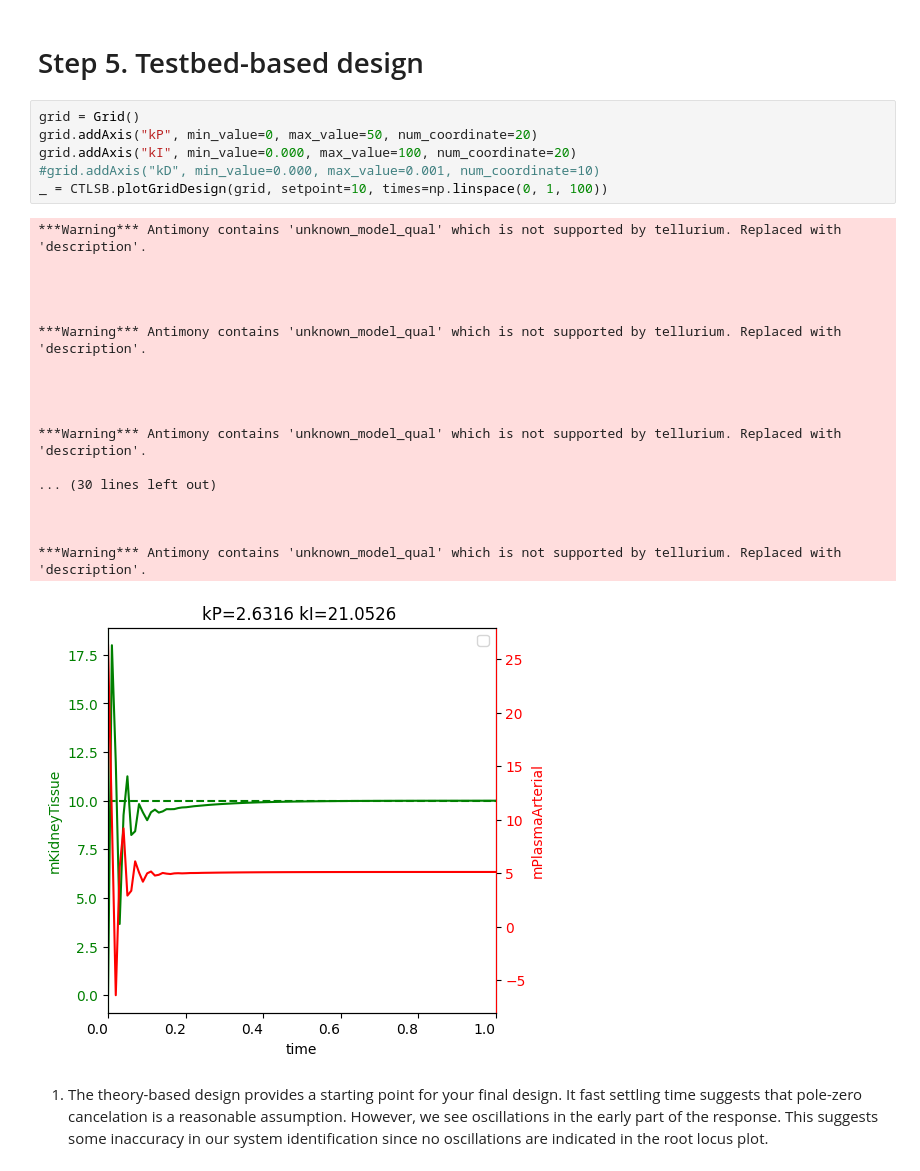
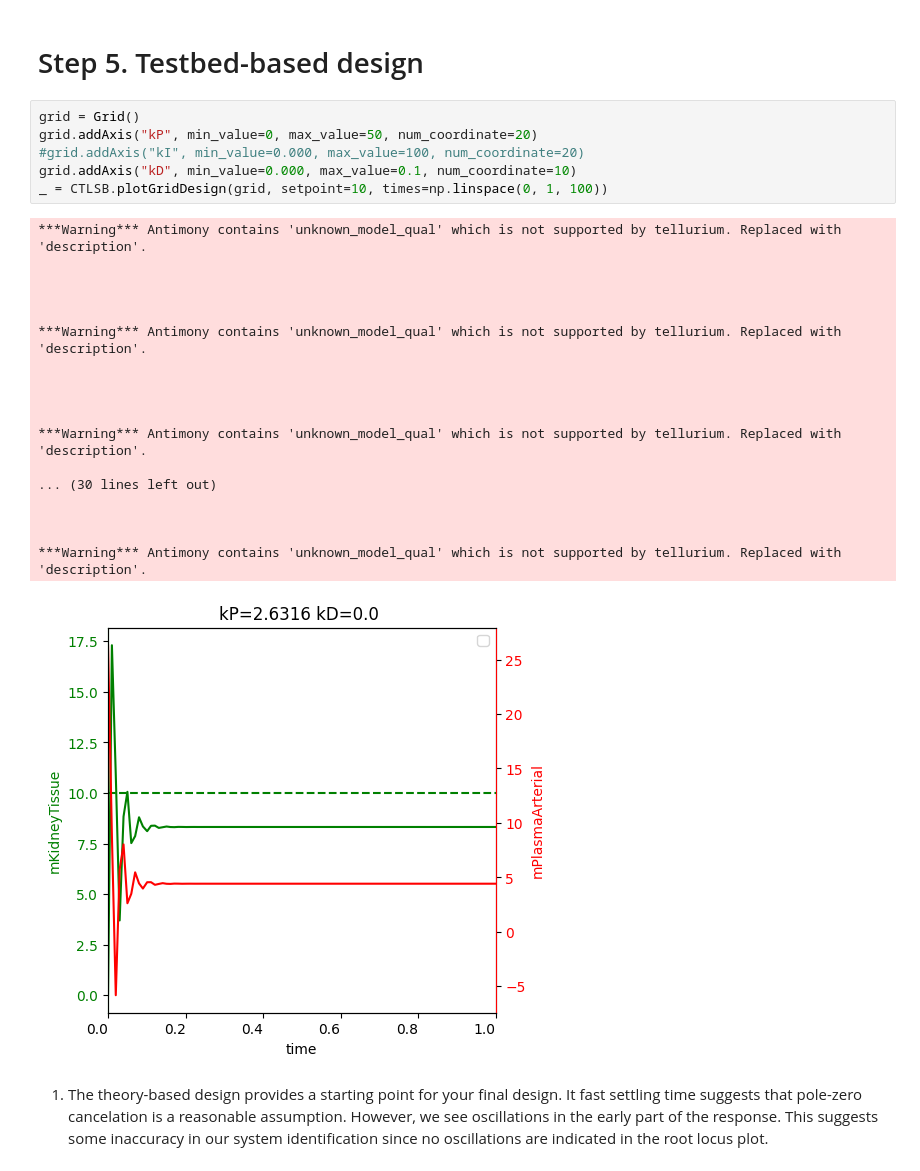
Before and after one commit to ModelEngineering/controlSBML, a Jupyter notebook: examples/control_metformin.ipynb, the cells around one changed output. Saved outputs shown, nothing was run; the diff lists cells and outputs as text.

```diff
--- a/examples/control_metformin.ipynb
+++ b/examples/control_metformin.ipynb
@@ -257,27 +277,27 @@ _ = plotRootLocusWithGains(REVISED_TRANSFER_FUNCTION*controller_tf, [0.1, 1, 10,
 # %%
 grid = Grid()
 grid.addAxis("kP", min_value=0, max_value=50, num_coordinate=20)
-grid.addAxis("kI", min_value=0.000, max_value=100, num_coordinate=20)
-#grid.addAxis("kD", min_value=0.000, max_value=0.001, num_coordinate=10)
+#grid.addAxis("kI", min_value=0.000, max_value=100, num_coordinate=20)
+grid.addAxis("kD", min_value=0.000, max_value=0.1, num_coordinate=10)
 _ = CTLSB.plotGridDesign(grid, setpoint=10, times=np.linspace(0, 1, 100))
 # %% [output]
 ***Warning*** Antimony contains 'unknown_model_qual' which is not supported by tellurium. Replaced with 'description'.
 
 
 
 
 ***Warning*** Antimony contains 'unknown_model_qual' which is not supported by tellurium. Replaced with 'description'.
 
 
 
 
 ***Warning*** Antimony contains 'unknown_model_qual' which is not supported by tellurium. Replaced with 'description'.
 
 ... (30 lines left out)
 
 
 
 ***Warning*** Antimony contains 'unknown_model_qual' which is not supported by tellurium. Replaced with 'description'.
-[figure, old version]
+[figure, new version]
 # %% [markdown]
 1. The theory-based design provides a starting point for your final design. It fast settling time suggests that pole-zero cancelation is a reasonable assumption. However, we see oscillations in the early part of the response. This suggests some inaccuracy in our system identification since no oscillations are indicated in the root locus plot.
```
Also changed, not shown: parts of 1 cell of this notebook, 1 other file.
